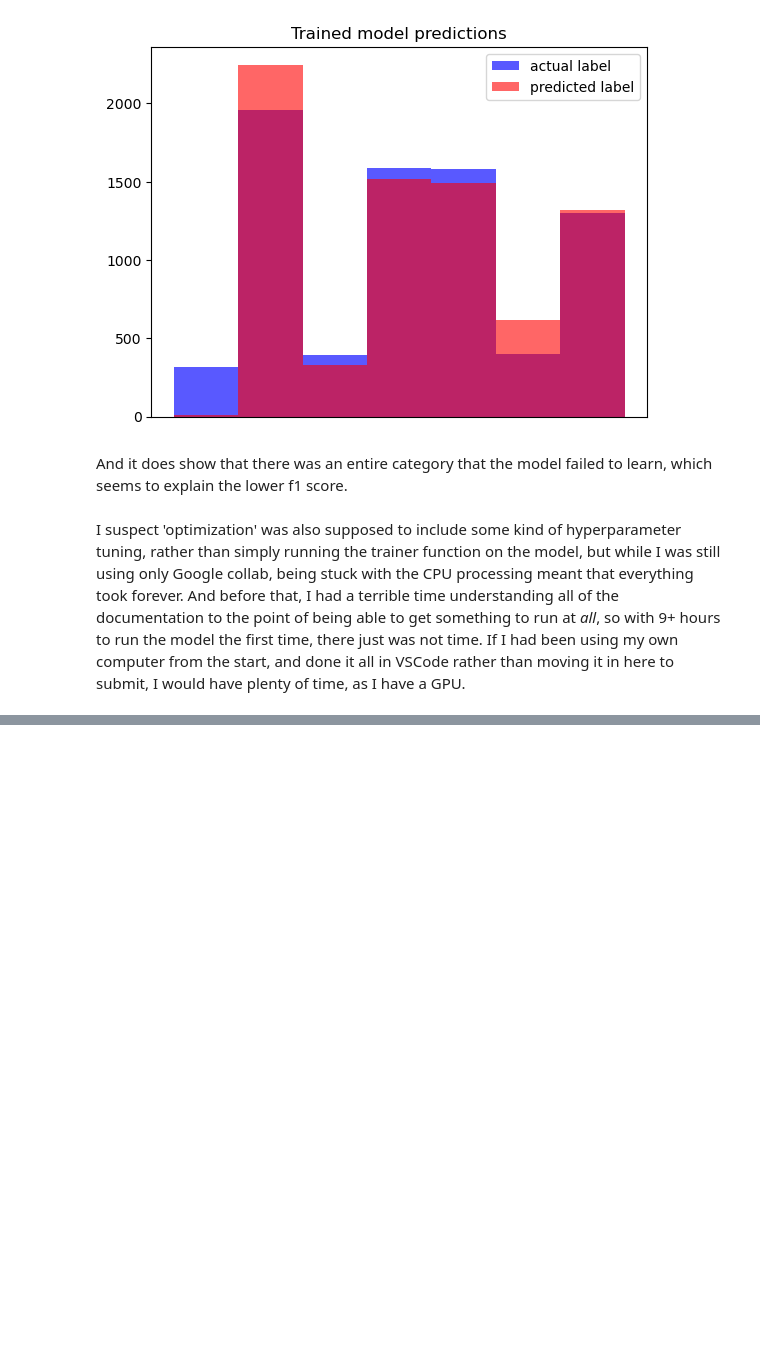
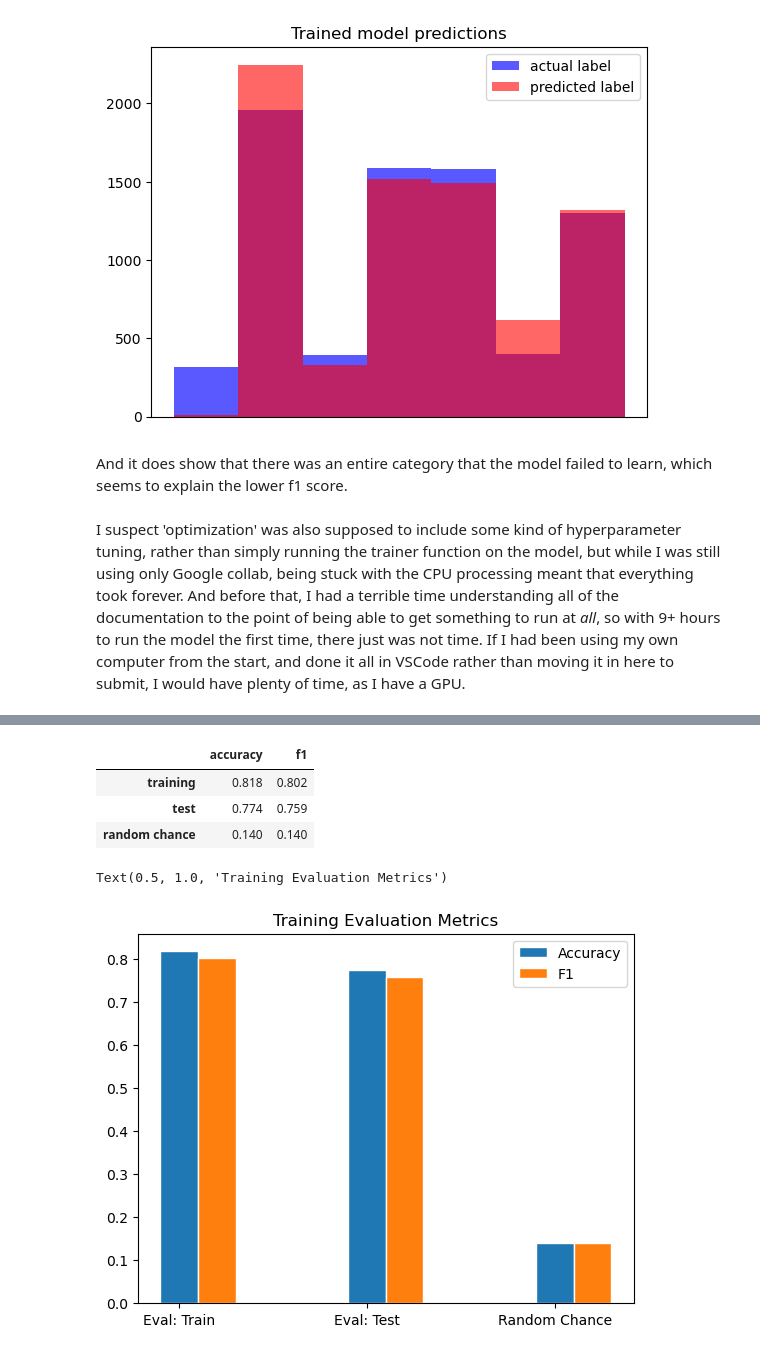
Before and after one commit to MeghanBarritt/llm-project, a Jupyter notebook: notebooks/4-optimization.ipynb, the cells around one changed output, grey strips where cells are left out. Drawn from its saved outputs; the diff is of its cells as text; code cells hidden in the pictures; blank space fills up the shorter version.

```diff
--- a/notebooks/4-optimization.ipynb
+++ b/notebooks/4-optimization.ipynb
@@ -153,0 +172,29 @@ I suspect 'optimization' was also supposed to include some kind of hyperparamete
+# %%
+data = {'training':[0.818,0.802],'test':[0.774,0.759],'random chance':[0.14,0.14]}
+metrics = pd.DataFrame.from_dict(data,orient='index',columns=['accuracy','f1'])
+metrics
+# %% [output]
+|  | accuracy | f1 |
+| training | 0.818 | 0.802 |
+| test | 0.774 | 0.759 |
+| random chance | 0.140 | 0.140 |
+# %%
+b_width = 0.2
+
+bar1 = metrics['accuracy']
+bar2 = metrics['f1']
+
+x1 = np.arange(len(bar1))
+x2 = x1 + b_width
+
+fig, ax = plt.subplots(dpi=100)
+ax.bar(x1,bar1,width=b_width,edgecolor='white',label='Accuracy')
+ax.bar(x2,bar2,width=b_width,edgecolor='white',label='F1')
+
+ax.set_xticks(x1)
+ax.set_xticklabels(['Eval: Train','Eval: Test','Random Chance'])
+ax.legend()
+plt.title('Training Evaluation Metrics')
+# %% [output]
+Text(0.5, 1.0, 'Training Evaluation Metrics')
+[figure, added]
```
Also changed, not shown: parts of 5 cells of this notebook.
